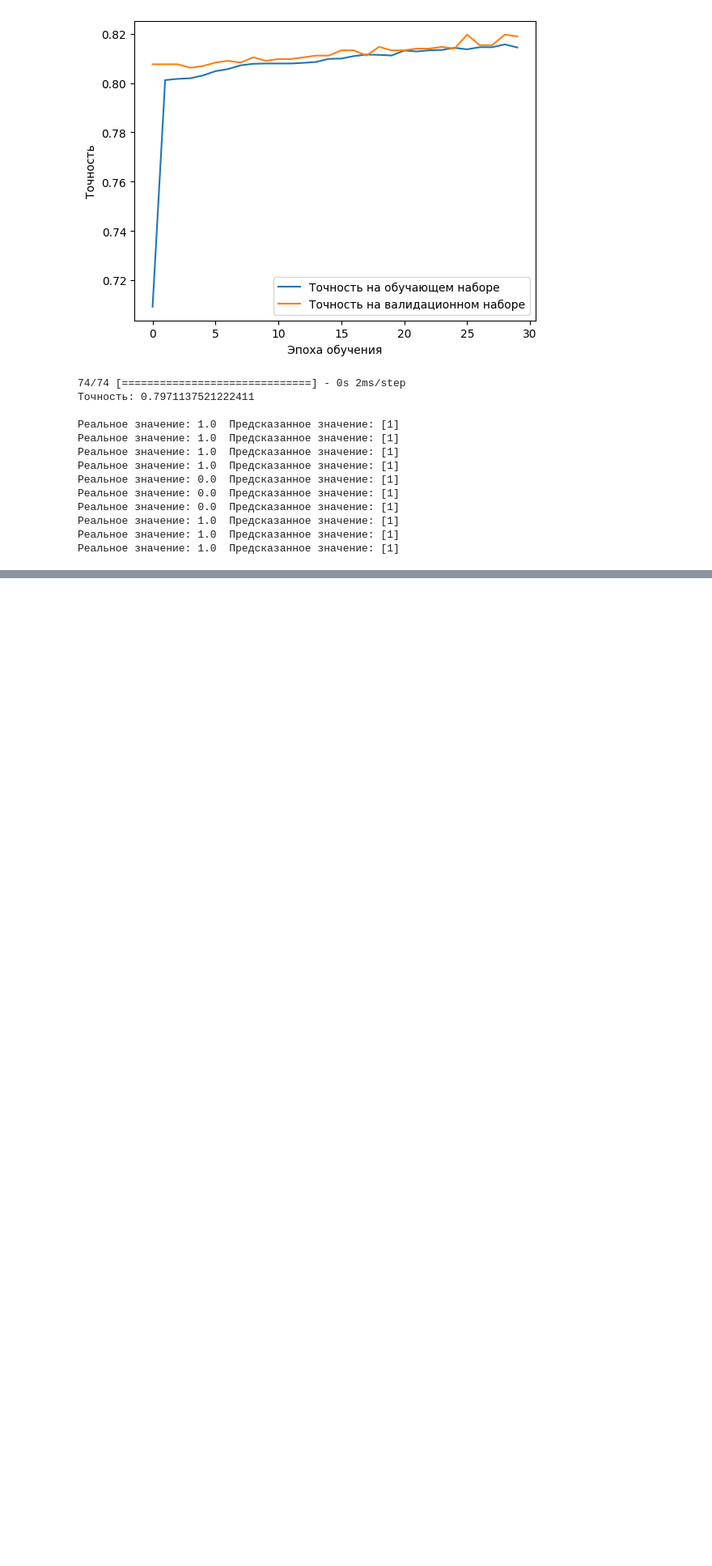
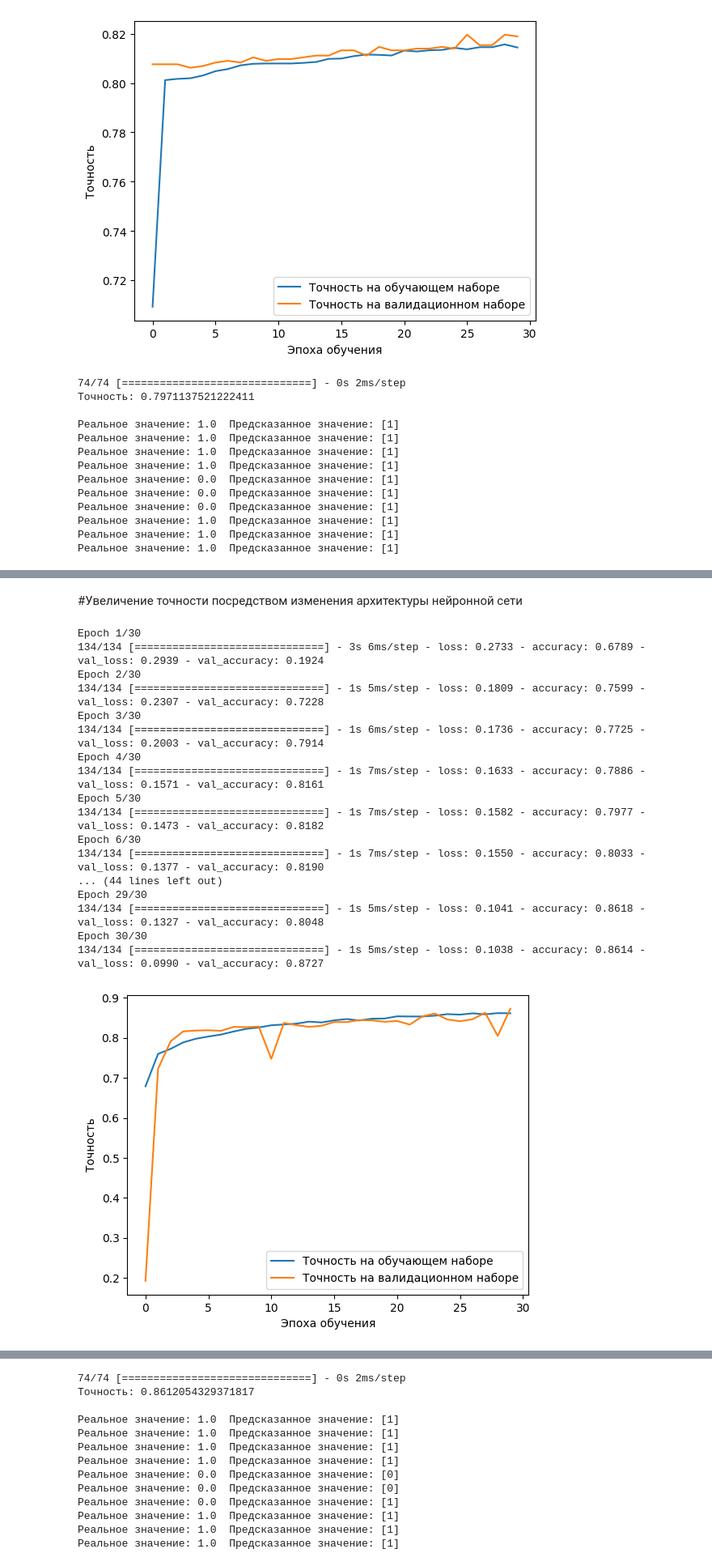
Before and after one commit to Untick/Usedesk, a Jupyter notebook: Yashin Mikhail/Задание_1.ipynb, the cells around one changed output, grey strips where cells are left out. Shown at 81% size. Saved outputs shown, nothing was run; the diff lists cells and outputs as text; code cells hidden in the pictures; blank space fills up the shorter version.

```diff
--- a/Yashin Mikhail/Задание_1.ipynb
+++ b/Yashin Mikhail/Задание_1.ipynb
@@ -1166,0 +1382,53 @@ Epoch 30/30
+# %% [markdown]
+#Увеличение точности посредством изменения архитектуры нейронной сети
+# %%
+model13 = Sequential()
+
+model13.add(Dense(60, activation='relu', input_shape=(x_train_02.shape[1], )))
+
+model13.add(Dense(300, activation='relu'))
+model13.add(BatchNormalization())
+
+model13.add(Dense(30, activation='relu'))
+model13.add(Dropout(0.3))
+
+model13.add(Dense(1, activation= 'linear'))
+
+model13.compile(optimizer=Adam(learning_rate=1e-3), loss='mse', metrics=['accuracy'])
+
+history =  model13.fit(x_train_02,
+                     y_train_02,
+                     batch_size=60,
+                     epochs=30,
+                     validation_split=0.15,
+                     verbose=1)
+plot_history(history)
+plt.plot(history.history['loss'],
+         label='Ошибка на обучающем наборе')
+plt.plot(history.history['val_loss'],
+         label='Ошибка на проверочном наборе')
+plt.xlabel('Эпоха обучения')
+plt.ylabel('Ошибка')
+plt.legend()
+plt.show()
+
+eval_net_acc(model13, x_test_02, y_test_02)
+# %% [output]
+Epoch 1/30
+134/134 [==============================] - 3s 6ms/step - loss: 0.2733 - accuracy: 0.6789 - val_loss: 0.2939 - val_accuracy: 0.1924
+Epoch 2/30
+134/134 [==============================] - 1s 5ms/step - loss: 0.1809 - accuracy: 0.7599 - val_loss: 0.2307 - val_accuracy: 0.7228
+Epoch 3/30
+134/134 [==============================] - 1s 6ms/step - loss: 0.1736 - accuracy: 0.7725 - val_loss: 0.2003 - val_accuracy: 0.7914
+Epoch 4/30
+134/134 [==============================] - 1s 7ms/step - loss: 0.1633 - accuracy: 0.7886 - val_loss: 0.1571 - val_accuracy: 0.8161
+Epoch 5/30
+134/134 [==============================] - 1s 7ms/step - loss: 0.1582 - accuracy: 0.7977 - val_loss: 0.1473 - val_accuracy: 0.8182
+Epoch 6/30
+134/134 [==============================] - 1s 7ms/step - loss: 0.1550 - accuracy: 0.8033 - val_loss: 0.1377 - val_accuracy: 0.8190
+... (44 lines left out)
+Epoch 29/30
+134/134 [==============================] - 1s 5ms/step - loss: 0.1041 - accuracy: 0.8618 - val_loss: 0.1327 - val_accuracy: 0.8048
+Epoch 30/30
+134/134 [==============================] - 1s 5ms/step - loss: 0.1038 - accuracy: 0.8614 - val_loss: 0.0990 - val_accuracy: 0.8727
+[figure, added]
@@ -1166,0 +1436,13 @@ Epoch 30/30
+74/74 [==============================] - 0s 2ms/step
+Точность: 0.8612054329371817
+
+Реальное значение: 1.0  Предсказанное значение: [1]
+Реальное значение: 1.0  Предсказанное значение: [1]
+Реальное значение: 1.0  Предсказанное значение: [1]
+Реальное значение: 1.0  Предсказанное значение: [1]
+Реальное значение: 0.0  Предсказанное значение: [0]
+Реальное значение: 0.0  Предсказанное значение: [0]
+Реальное значение: 0.0  Предсказанное значение: [1]
+Реальное значение: 1.0  Предсказанное значение: [1]
+Реальное значение: 1.0  Предсказанное значение: [1]
+Реальное значение: 1.0  Предсказанное значение: [1]
```
Also changed, not shown: parts of 76 cells of this notebook.
